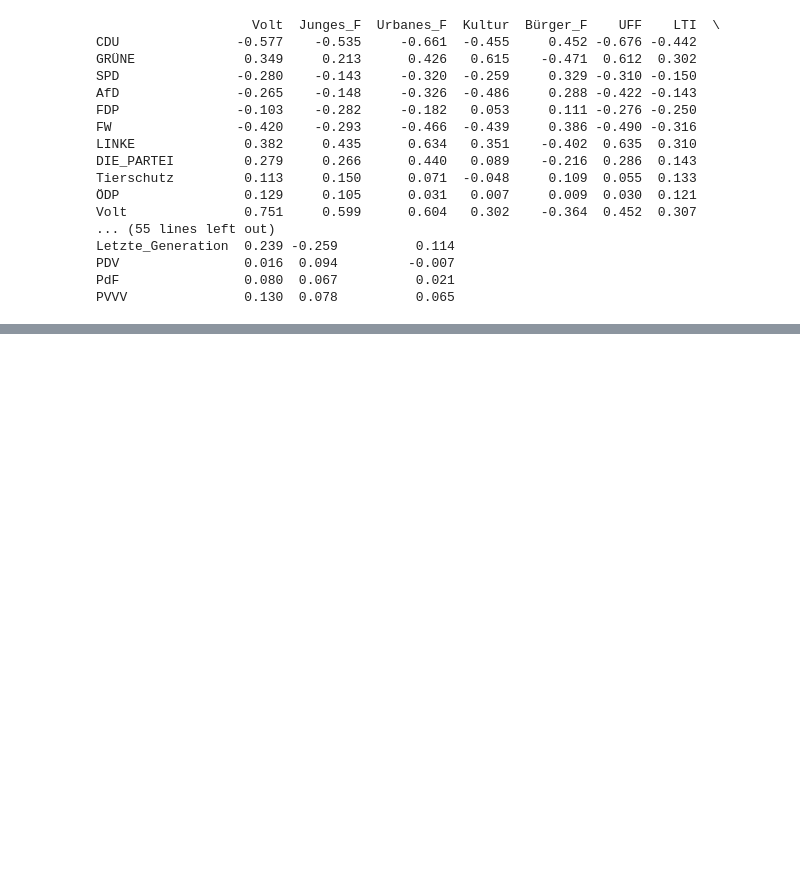
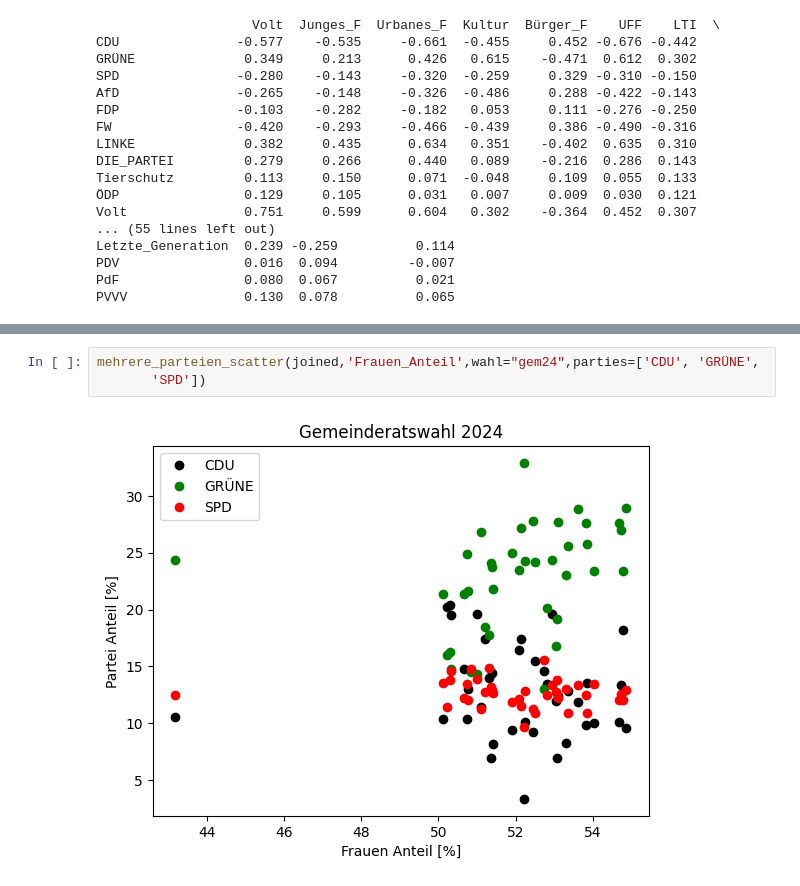
Before and after one commit to tkfritz/Freiburg_wahlen, a Jupyter notebook: Gemeinderatswahl24_Analyse.ipynb, the cells around one changed output, grey strips where cells are left out. Cells and saved outputs as stored; diff of their text form; blank space fills up the shorter version.

```diff
--- a/Gemeinderatswahl24_Analyse.ipynb
+++ b/Gemeinderatswahl24_Analyse.ipynb
@@ -356,0 +402,5 @@ Ingesmat werden die Lager Zuordnungen bestatigt, auch der unklare Status von FL.
+# %%
+mehrere_parteien_scatter(joined,'Frauen_Anteil',wahl="gem24",parties=['CDU', 'GRÜNE',
+       'SPD'])
+# %% [output]
+[figure, added]
```
Also changed, not shown: parts of 18 cells of this notebook.
